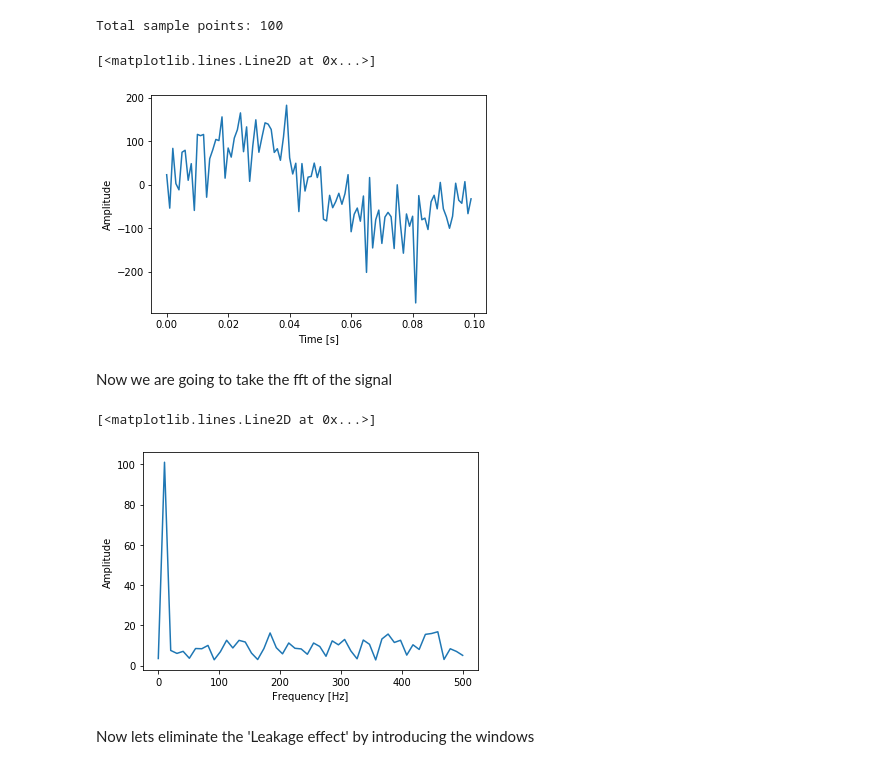
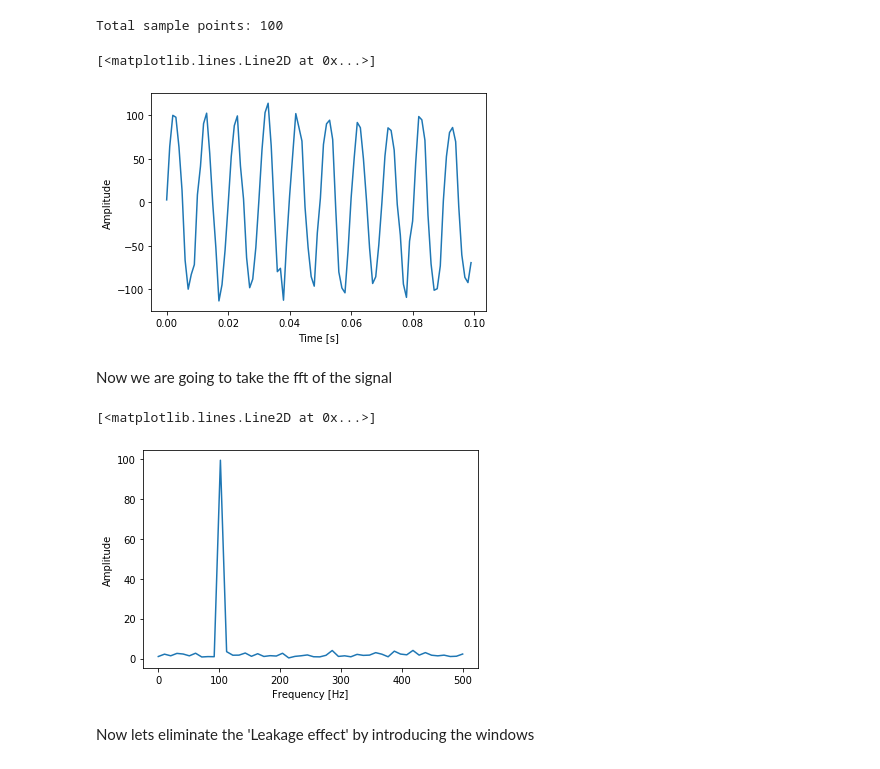
Before and after one commit to cagil-gumus/FIR_filter_in_jupyter, a Jupyter notebook: FIR_filter.ipynb, the cells around one changed output. Drawn from its saved outputs; the diff is of its cells as text; code cells hidden in the pictures.

```diff
--- a/FIR_filter.ipynb
+++ b/FIR_filter.ipynb
@@ -19,9 +20,9 @@ from scipy.signal import kaiserord, lfilter, firwin, freqz
 import numpy as np
 import matplotlib.pyplot as plt
 # %%
-freq = 10 # in Hz
+freq = 100 # in Hz
 sampling_freq = 1000 # in Hz
-periods = 1 # Number of periods to be printed
+periods = 10 # Number of periods to be printed
 amplitude = 100
 
 np.random.seed(1234) # needed for adding jitter
@@ -33,13 +34,13 @@ print("Total sample points: " + str(total_samples))
 # %% [output]
 Total sample points: 100
 # %%
-y = amplitude * (np.sin(2*np.pi*freq*x) + 0.5*np.random.randn(x.size))
+y = amplitude * (np.sin(2*np.pi*freq*x) + 0.1*np.random.randn(x.size))
 plt.ylabel("Amplitude")
 plt.xlabel("Time [s]")
 plt.plot(x,y)
 # %% [output]
 [<matplotlib.lines.Line2D at 0x...>]
-[figure, old version]
+[figure, new version]
 # %% [markdown]
 Now we are going to take the fft of the signal
 # %%
@@ -55,7 +56,7 @@ plt.xlabel("Frequency [Hz]")
 plt.plot(xfreq, (2/total_samples)*abs(fft_signal[:int(N)])) # 2/N normalization
 # %% [output]
 [<matplotlib.lines.Line2D at 0x...>]
-[figure, old version]
+[figure, new version]
 # %% [markdown]
 Now lets eliminate the 'Leakage effect' by introducing the windows
 # %%
```
Also changed, not shown: parts of 4 cells of this notebook, 1 other file.
